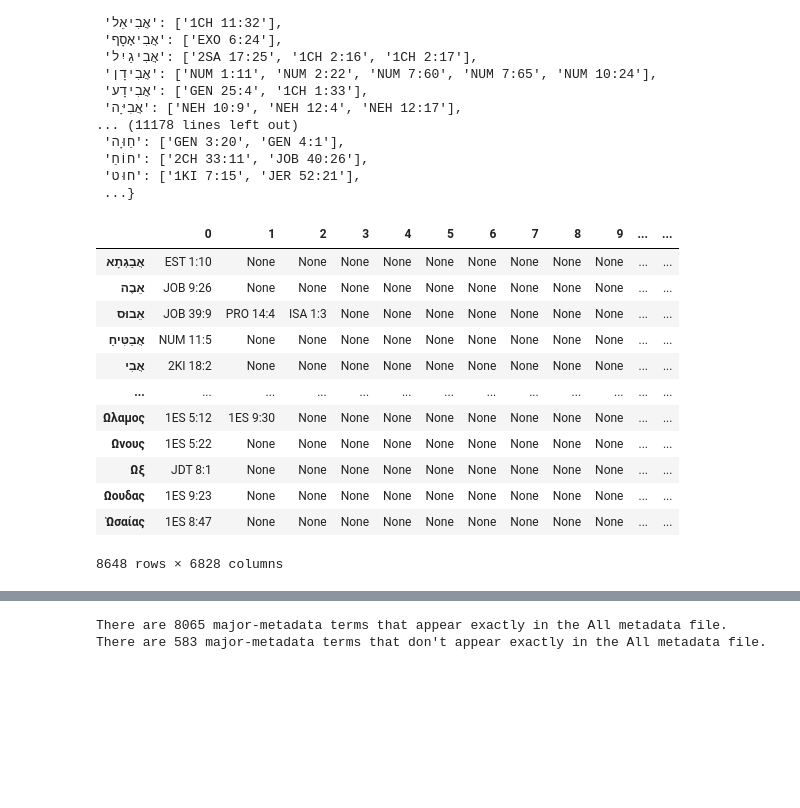
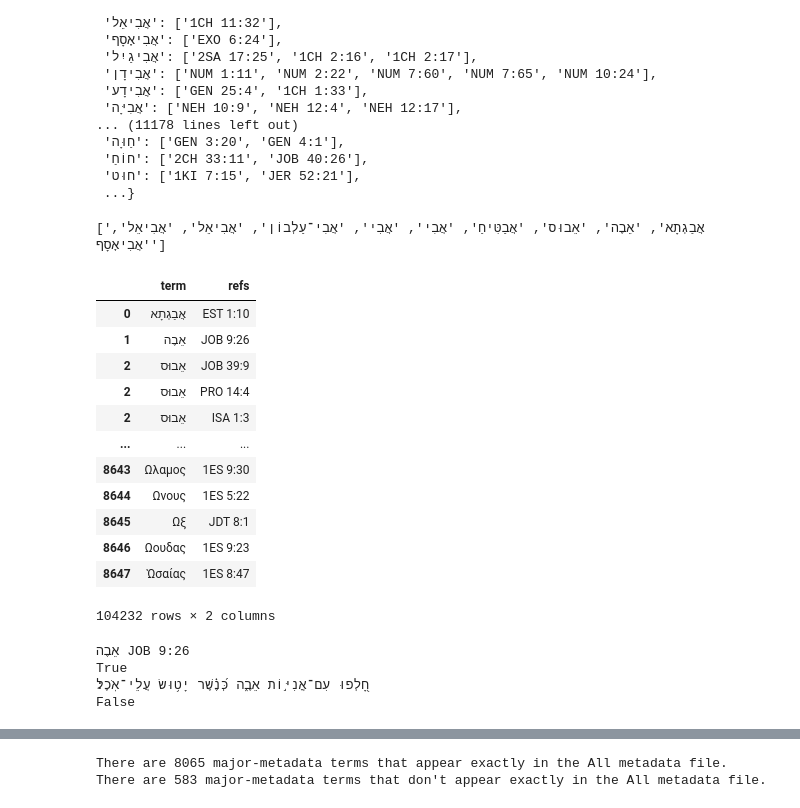
Before and after one commit to davidbaines/trabina, a Jupyter notebook: match_biblical_names2.ipynb, the cells around one changed output, grey strips where cells are left out. Cells and saved outputs as stored; diff of their text form; code cells hidden in the pictures; blank space fills up the shorter version.

```diff
--- a/match_biblical_names2.ipynb
+++ b/match_biblical_names2.ipynb
@@ -425,29 +425,49 @@ terms_and_refs_dict
  ...}
 # %%
 # Perhaps we can invert this: For every verse which words do we expect to find in it?
+# Create a list of verses with the set of terms that should appear in that verse.
+print(terms[:10])
 
+#refs_and_terms_df = pd.DataFrame([reference_lists], index = terms)
+#refs_and_terms_df.set_index(, drop=True, append=False, inplace=True, verify_integrity=True)
 
+#Are the terms unique?
+#print(len(set(terms)) == len(terms))
 
-# Make a dataframe from terms_and_refs
-#terms_and_refs = pd.DataFrame.from_dict(terms_and_refs_dict, orient='index', dtype=str, columns=['verse_refs'])
-
-# This idea from https://stackoverflow.com/questions/33504424/pandas-dataframe-from-dictionary-with-lists
-# Makes one row, with the key as column labels.
-#terms_and_refs = pd.DataFrame([terms_and_refs_dict])
-
-terms_and_refs = pd.DataFrame(reference_lists, index=terms)
-terms_and_refs
+refs_and_terms_df = pd.DataFrame(zip(terms,reference_lists),columns=['term','refs'])
+refs_and_terms_df = refs_and_terms_df.explode('refs')
+refs_and_terms_df
 # %% [output]
+['אֲבַגְתָא', 'אֵבֶה', 'אֵבוּס', 'אֲבַטִּיחַ', 'אֲבִי', 'אֲבִי', 'אֲבִי־עַלְבוֹן', 'אֲבִיאֵל', 'אֲבִיאֵל', 'אֲבִיאָסָף']
-|  | 0 | 1 | 2 | 3 | 4 | 5 | 6 | 7 | 8 | 9 | ... | ... |
-| אֲבַגְתָא | EST 1:10 | None | None | None | None | None | None | None | None | None | ... | ... |
-| אֵבֶה | JOB 9:26 | None | None | None | None | None | None | None | None | None | ... | ... |
-| אֵבוּס | JOB 39:9 | PRO 14:4 | ISA 1:3 | None | None | None | None | None | None | None | ... | ... |
-| אֲבַטִּיחַ | NUM 11:5 | None | None | None | None | None | None | None | None | None | ... | ... |
-| אֲבִי | 2KI 18:2 | None | None | None | None | None | None | None | None | None | ... | ... |
-| ... | ... | ... | ... | ... | ... | ... | ... | ... | ... | ... | ... | ... |
-| Ωλαμος | 1ES 5:12 | 1ES 9:30 | None | None | None | None | None | None | None | None | ... | ... |
-| Ωνους | 1ES 5:22 | None | None | None | None | None | None | None | None | None | ... | ... |
-| Ωξ | JDT 8:1 | None | None | None | None | None | None | None | None | None | ... | ... |
-| Ωουδας | 1ES 9:23 | None | None | None | None | None | None | None | None | None | ... | ... |
-| Ὡσαίας | 1ES 8:47 | None | None | None | None | None | None | None | None | None | ... | ... |
+|  | term | refs |
+| 0 | אֲבַגְתָא | EST 1:10 |
+| 1 | אֵבֶה | JOB 9:26 |
+| 2 | אֵבוּס | JOB 39:9 |
+| 2 | אֵבוּס | PRO 14:4 |
+| 2 | אֵבוּס | ISA 1:3 |
+| ... | ... | ... |
+| 8643 | Ωλαμος | 1ES 9:30 |
+| 8644 | Ωνους | 1ES 5:22 |
+| 8645 | Ωξ | JDT 8:1 |
+| 8646 | Ωουδας | 1ES 9:23 |
+| 8647 | Ὡσαίας | 1ES 8:47 |
-8648 rows × 6828 columns
+104232 rows × 2 columns
+# %%
+# Add a column which indicates whether or not the term is found in the verse.
+#refs_and_terms_df['term_found_in_verse'] =
+test_term = refs_and_terms_df.term[1]
+test_ref  = refs_and_terms_df.refs[1]
+print(test_term,test_ref)
+print(test_ref in hebrew_ot.index)
+
+# This is equivalent to ``df1.at['a','A']``
+# df1.loc['a', 'A']
+# Out[54]: 0.13200317033032932
+
+print(hebrew_ot.loc[test_ref,'verse'])
+print(test_term in hebrew_ot.loc[test_ref,'verse'])
+# %% [output]
+אֵבֶה JOB 9:26
+True
+חָ֭לְפוּ עִם־אֳנִיּ֣וֹת אֵבֶ֑ה כְּ֝נֶ֗שֶׁר יָט֥וּשׂ עֲלֵי־אֹֽכֶל׃
+False
```
Also changed, not shown: parts of 2 cells of this notebook, 3 other files.
